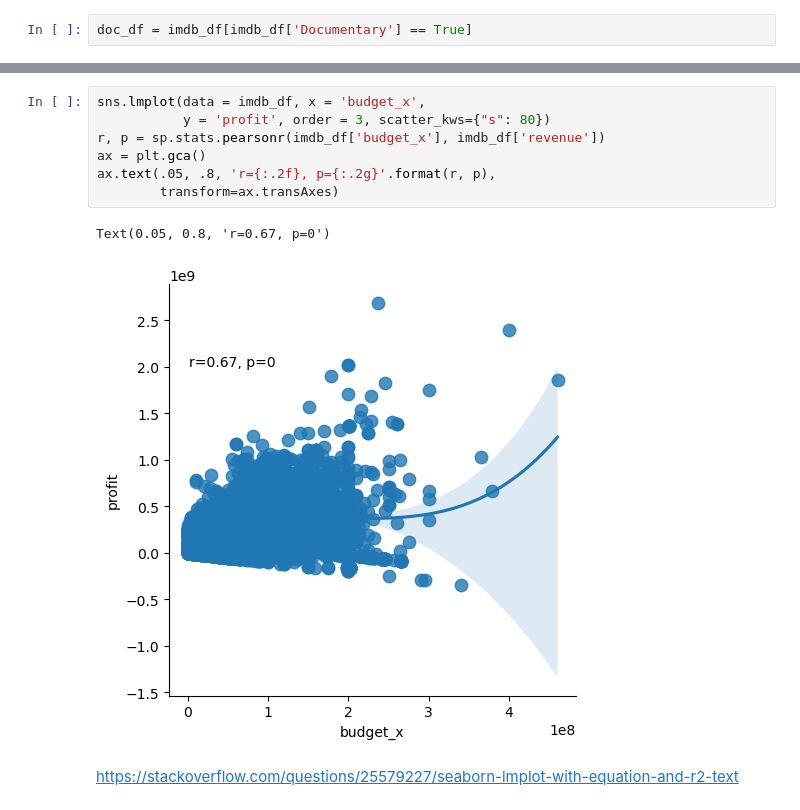
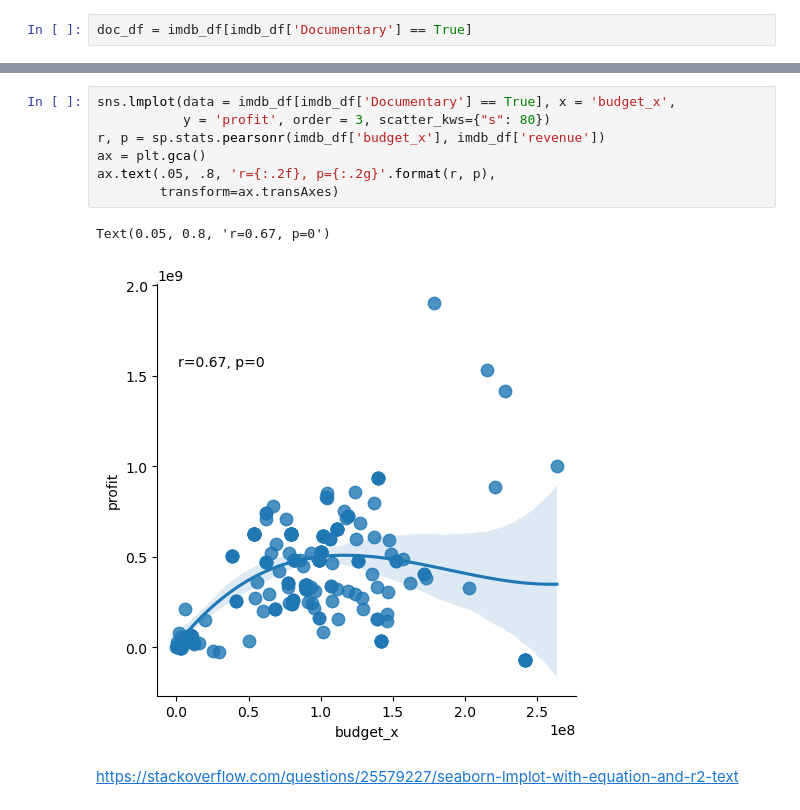
Before and after one commit to Reynch/dsc-phase-2-project-v3, a Jupyter notebook: Reyn.ipynb, the cells around one changed output, grey strips where cells are left out. Drawn from its saved outputs; the diff is of its cells as text.

```diff
--- a/Reyn.ipynb
+++ b/Reyn.ipynb
@@ -425,15 +425,15 @@ doc_df.sort_values(by = 'profit',ascending = False)
 | 6440 | The Story of Super Mario Kart | 12/02/2022 | 0.0 | Documentary | Learn the complete history of Sup... | Norman Caruso, Narrator | The Story of Super Mario Kart | Released | English | 241940000.0 | ... |
 | 5262 | DC Spotlight: SHAZAM! | 08/09/2019 | 0.0 | Documentary | He’s one of the world’s most icon... | Cooper Andrews, Narrator | DC Spotlight: SHAZAM! | Released | English | 241940000.0 | ... |
 # %%
-sns.lmplot(data = imdb_df, x = 'budget_x',
+sns.lmplot(data = imdb_df[imdb_df['Documentary'] == True], x = 'budget_x',
            y = 'profit', order = 3, scatter_kws={"s": 80})
 r, p = sp.stats.pearsonr(imdb_df['budget_x'], imdb_df['revenue'])
 ax = plt.gca()
 ax.text(.05, .8, 'r={:.2f}, p={:.2g}'.format(r, p),
         transform=ax.transAxes)
 # %% [output]
 Text(0.05, 0.8, 'r=0.67, p=0')
-[figure, old version]
+[figure, new version]
 # %% [markdown]
 https://stackoverflow.com/questions/25579227/seaborn-lmplot-with-equation-and-r2-text
 # %%
```
Also changed, not shown: parts of 5 cells of this notebook.
